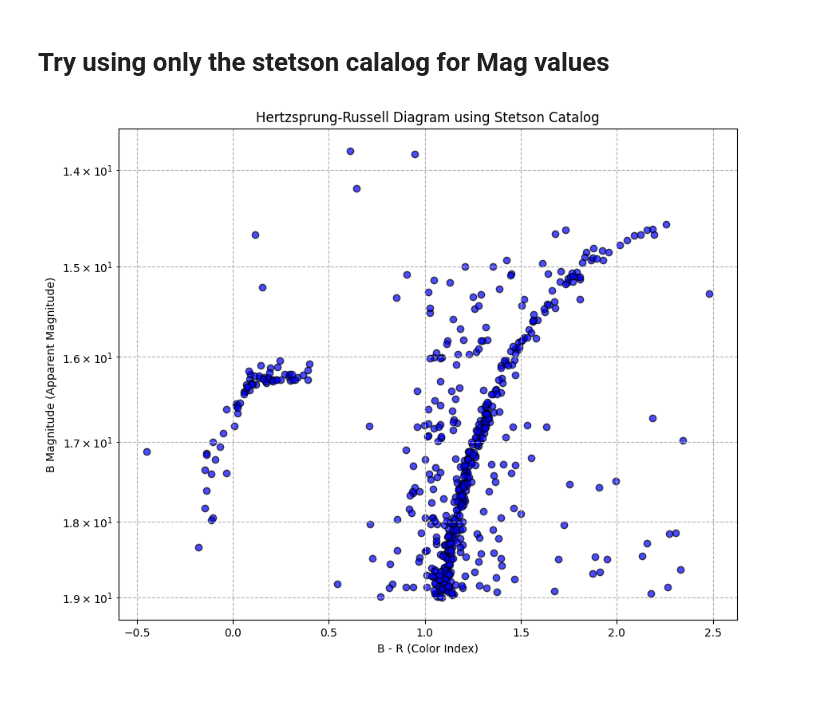
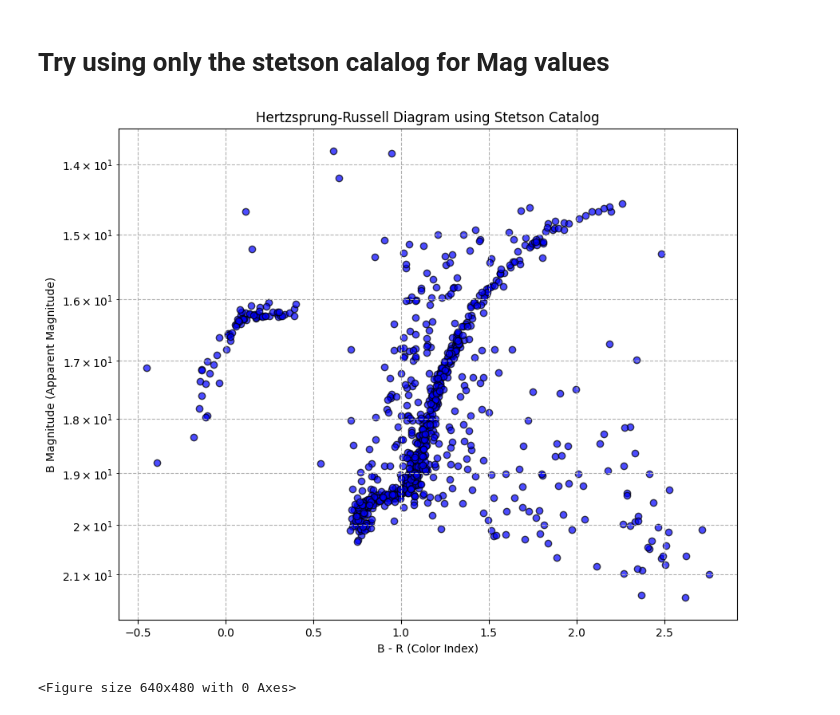
Before and after one commit to TheRealCass/Observing-M13, a Jupyter notebook: pipeline stage 2.ipynb, the cells around one changed output. Cells and saved outputs as stored; diff of their text form; code cells hidden in the pictures.

```diff
--- a/pipeline stage 2.ipynb
+++ b/pipeline stage 2.ipynb
@@ -108,7 +106,7 @@ coords['DEC'] = coords['DEC'].astype(float)
 stetson = pd.merge(coords[["Reference", 'RA', 'DEC']], mags[["Reference", 'B', 'sigma.1', 'R', 'sigma.3']], how='inner', on=['Reference'])
 
 # Filter the stars with magnitude of 18 or brighter
-stetson = stetson[(stetson.B < 19) & (stetson.R < 19)]
+stetson = stetson[(stetson.B < 23) & (stetson.R < 23)]
 # %% [markdown]
 # Lets plot what we extracted
 # %%
@@ -235,27 +255,18 @@ plt.show()
 # %% [markdown]
 # Try using only the stetson calalog for Mag values
 # %%
-# Assuming you have the B and R magnitudes from your matched data
-B_magnitudes = stetson['B']
-R_magnitudes = stetson['R']
-
-# Calculate the color index (B-R)
-color_index = B_magnitudes - R_magnitudes
-
-# Use B magnitudes as the "apparent magnitude" for demonstration purposes
-apparent_magnitude = B_magnitudes
-
 # Create the HR diagram
 plt.figure(figsize=(10, 8))
-plt.scatter(color_index, apparent_magnitude, color='blue', edgecolors='k', alpha=0.7)
+plt.scatter(stetson['B'] - stetson['R'], stetson['B'], color='blue', edgecolors='k', alpha=0.7)
 plt.yscale('log')  # Use logarithmic scale for the y-axis
 plt.gca().invert_yaxis()  # Invert y-axis for HR diagram
 plt.xlabel('B - R (Color Index)')
 plt.ylabel('B Magnitude (Apparent Magnitude)')
 plt.title('Hertzsprung-Russell Diagram using Stetson Catalog')
 plt.grid(True, which="both", ls="--")  # Grid for both major and minor ticks
-
-# Show the plot
+plt.savefig(DIRECTORY + "CMD (Stetsons Data).jpg")
 plt.show()
+plt.clf()
 # %% [output]
-[figure, old version]
+[figure, new version]
+<Figure size 640x480 with 0 Axes>
```
Also changed, not shown: parts of 13 cells of this notebook, 11 other files.
